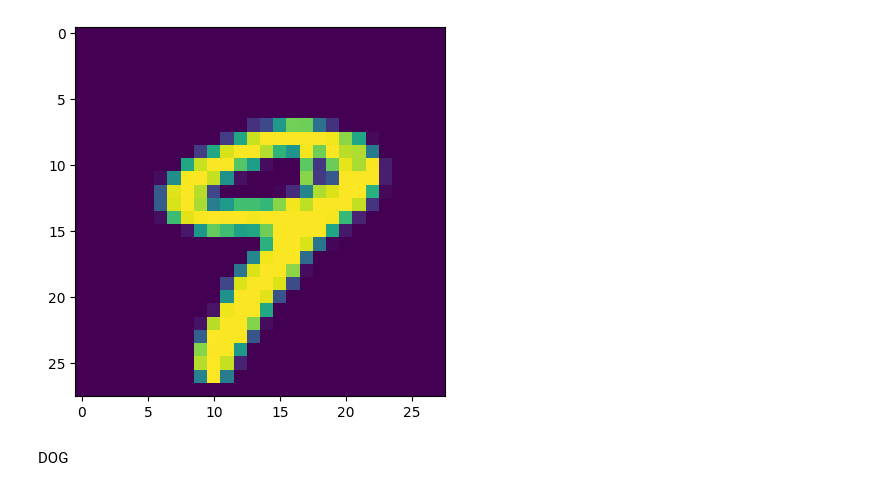
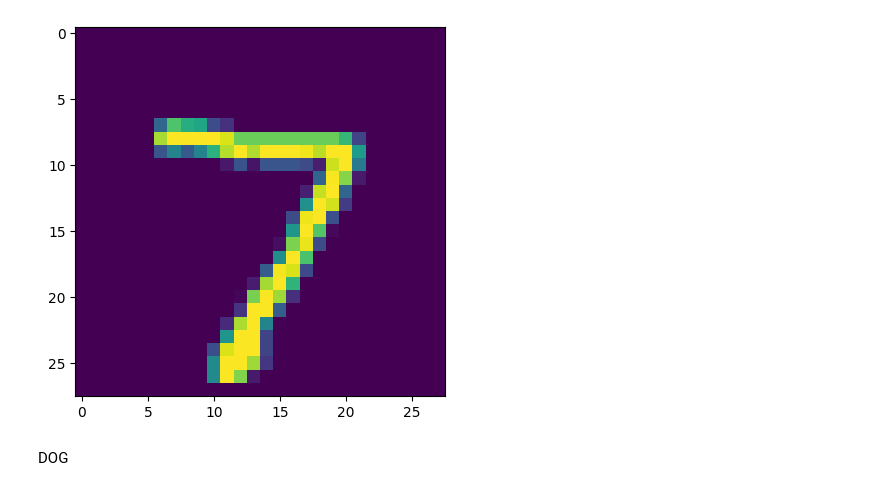
Before and after one commit to PhilippFischer0/MNIST, a Jupyter notebook: notebook.ipynb, the cells around one changed output. Saved outputs shown, nothing was run; the diff lists cells and outputs as text; code cells hidden in the pictures.

```diff
--- a/notebook.ipynb
+++ b/notebook.ipynb
@@ -17,13 +17,13 @@ data = data.reshape(10, image_size_1d, image_size_1d, 1)
 # %%
 import matplotlib.pyplot as plt
 
-image = np.asarray(data[9]).squeeze()
+image = np.asarray(data[0]).squeeze()
 plt.imshow(image)
 plt.show()
 data.shape
 f.close()
 # %% [output]
-[figure, old version]
+[figure, new version]
 # %% [markdown]
 DOG
 # %%
```
Also changed, not shown: parts of 9 cells of this notebook, 1 other file.
